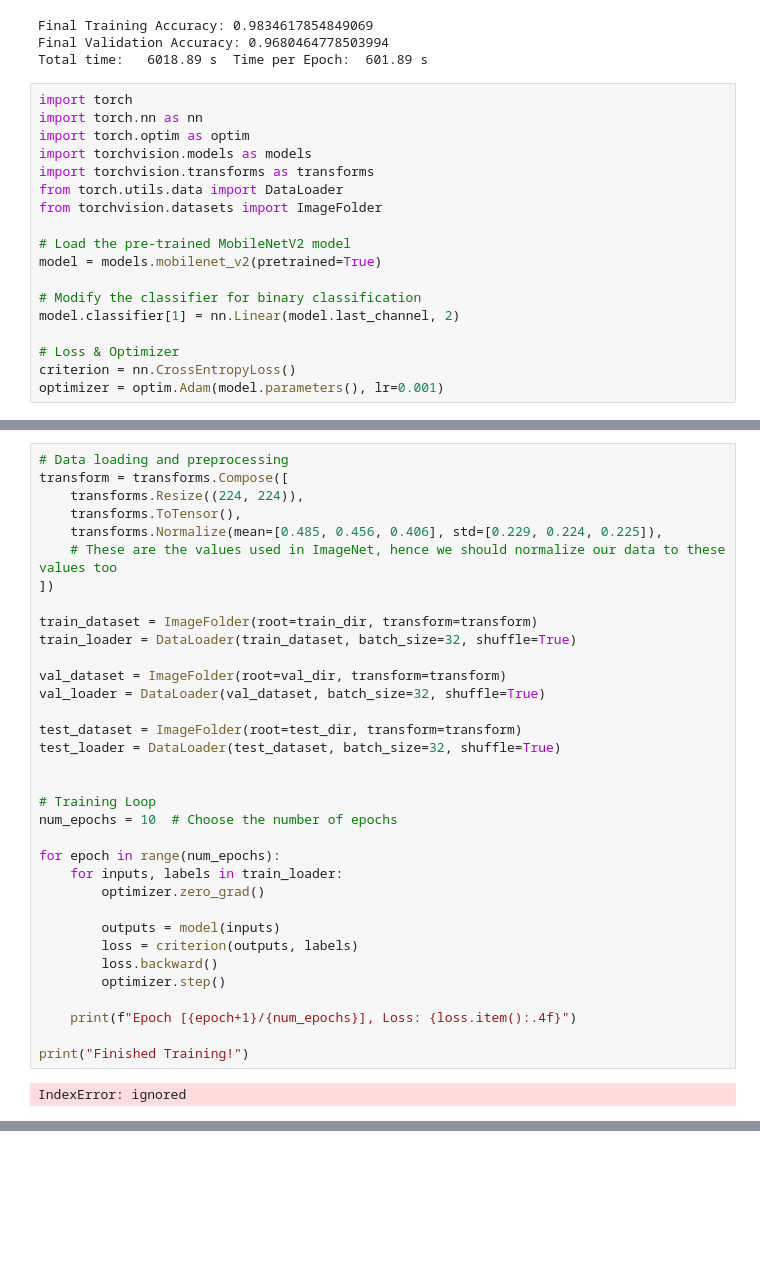
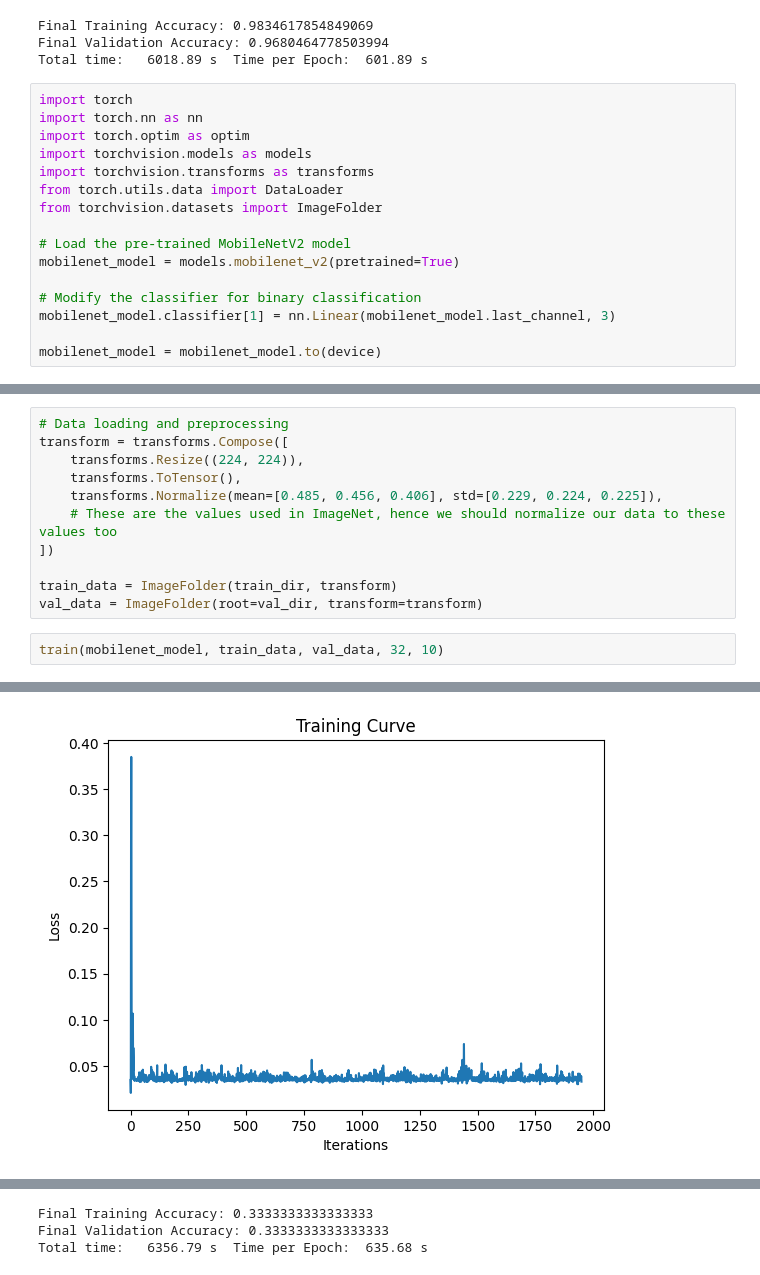
Before and after one commit to zhiyangg/aps360, a Jupyter notebook: APS360.ipynb, the cells around one changed output, grey strips where cells are left out. Cells and saved outputs as stored; diff of their text form; blank space fills up the shorter version.

Commit message:
trained mobile net

```diff
--- a/APS360.ipynb
+++ b/APS360.ipynb
@@ -290,11 +290,9 @@ from torch.utils.data import DataLoader
 from torchvision.datasets import ImageFolder
 
 # Load the pre-trained MobileNetV2 model
-model = models.mobilenet_v2(pretrained=True)
+mobilenet_model = models.mobilenet_v2(pretrained=True)
 
 # Modify the classifier for binary classification
-model.classifier[1] = nn.Linear(model.last_channel, 2)
+mobilenet_model.classifier[1] = nn.Linear(mobilenet_model.last_channel, 3)
 
-# Loss & Optimizer
-criterion = nn.CrossEntropyLoss()
-optimizer = optim.Adam(model.parameters(), lr=0.001)
+mobilenet_model = mobilenet_model.to(device)
@@ -309,30 +305,8 @@ transform = transforms.Compose([
     # These are the values used in ImageNet, hence we should normalize our data to these values too
 ])
 
-train_dataset = ImageFolder(root=train_dir, transform=transform)
-train_loader = DataLoader(train_dataset, batch_size=32, shuffle=True)
-
-val_dataset = ImageFolder(root=val_dir, transform=transform)
-val_loader = DataLoader(val_dataset, batch_size=32, shuffle=True)
-
-test_dataset = ImageFolder(root=test_dir, transform=transform)
-test_loader = DataLoader(test_dataset, batch_size=32, shuffle=True)
-
-
-# Training Loop
-num_epochs = 10  # Choose the number of epochs
-
-for epoch in range(num_epochs):
-    for inputs, labels in train_loader:
-        optimizer.zero_grad()
-
-        outputs = model(inputs)
-        loss = criterion(outputs, labels)
-        loss.backward()
-        optimizer.step()
-
-    print(f"Epoch [{epoch+1}/{num_epochs}], Loss: {loss.item():.4f}")
-
-print("Finished Training!")
+train_data = ImageFolder(train_dir, transform)
+val_data = ImageFolder(root=val_dir, transform=transform)
-# %% [output]
-IndexError: ignored
+# %%
+train(mobilenet_model, train_data, val_data, 32, 10)
+# %% [output]
@@ -338,0 +323 @@ IndexError: ignored
+[figure, added]
@@ -338,0 +325,3 @@ IndexError: ignored
+Final Training Accuracy: 0.3333333333333333
+Final Validation Accuracy: 0.3333333333333333
+Total time:   6356.79 s  Time per Epoch:  635.68 s
```
Also changed, not shown: parts of 2 cells of this notebook.
